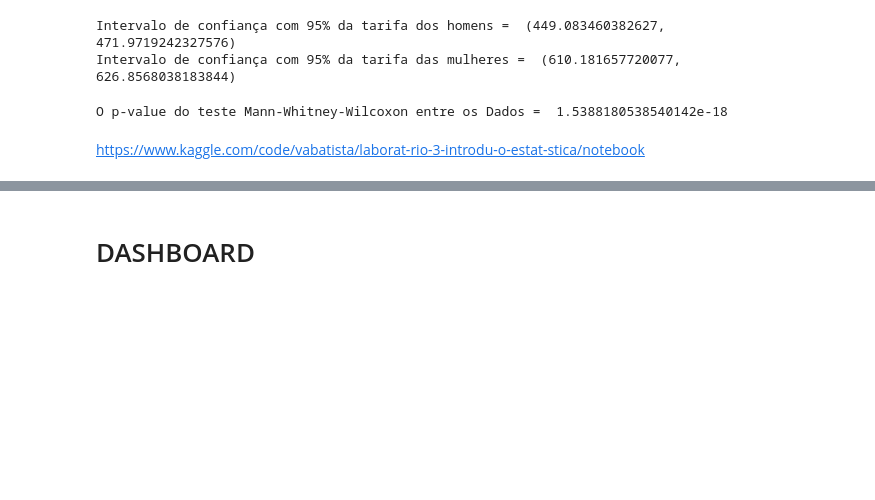
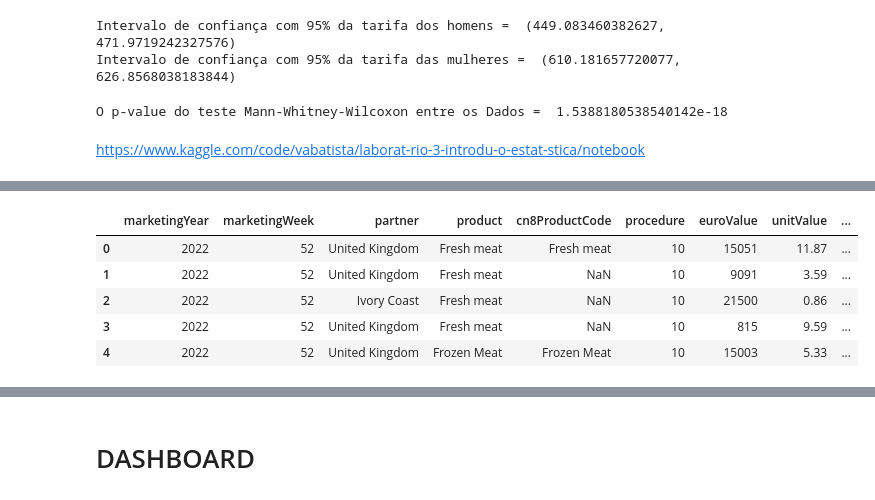
Before and after one commit to leticiacosta91/CA2_GIT, a Jupyter notebook: NEW_SHEEP.ipynb, the cells around one changed output, grey strips where cells are left out. Cells and saved outputs as stored; diff of their text form; code cells hidden in the pictures; blank space fills up the shorter version.

```diff
--- a/NEW_SHEEP.ipynb
+++ b/NEW_SHEEP.ipynb
@@ -23,3 +19,0 @@ import scipy as sp
-# %%
-df = pd.read_csv('ANUAL_EXPORT.gz')
-df.head(10)
@@ -34,2 +19,0 @@ df.shape
-# %%
-df.sort_values(by='OBS_VALUE', ascending=False, inplace=True, ignore_index=True)
@@ -308,0 +466,3 @@ https://www.kaggle.com/code/vabatista/laborat-rio-3-introdu-o-estat-stica/notebo
+# %%
+df_t = trade_export
+df_t.head(5)
@@ -308,0 +476,5 @@ https://www.kaggle.com/code/vabatista/laborat-rio-3-introdu-o-estat-stica/notebo
+# %%
+df_t['cn8ProductCode'] = df_t['cn8ProductCode'].map({2042300:'Fresh meat',2044290:'Frozen Meat'}) #Codifique os valores
+df_t = df_t .dropna(subset = ['partner'])#Deixa os valores nan
+contingency_table = pd.crosstab(df_t.cn8ProductCode,df_t.partner) #Contingency Table
+contingency_table
@@ -308,0 +524,10 @@ https://www.kaggle.com/code/vabatista/laborat-rio-3-introdu-o-estat-stica/notebo
+# %%
+df_t = df_t.drop(columns=['sector', 'memberStateCode','memberStateName','partnerCode', 'preference','taric10ProductCode' ])
+df_t.head()
+# %% [output]
+|  | marketingYear | marketingWeek | partner | product | cn8ProductCode | procedure | euroValue | unitValue | ... |
+| 0 | 2022 | 52 | United Kingdom | Fresh meat | Fresh meat | 10 | 15051 | 11.87 | ... |
+| 1 | 2022 | 52 | United Kingdom | Fresh meat | NaN | 10 | 9091 | 3.59 | ... |
+| 2 | 2022 | 52 | Ivory Coast | Fresh meat | NaN | 10 | 21500 | 0.86 | ... |
+| 3 | 2022 | 52 | United Kingdom | Fresh meat | NaN | 10 | 815 | 9.59 | ... |
+| 4 | 2022 | 52 | United Kingdom | Frozen Meat | Frozen Meat | 10 | 15003 | 5.33 | ... |
```
Also changed, not shown: parts of 73 cells of this notebook, 6 other files.
